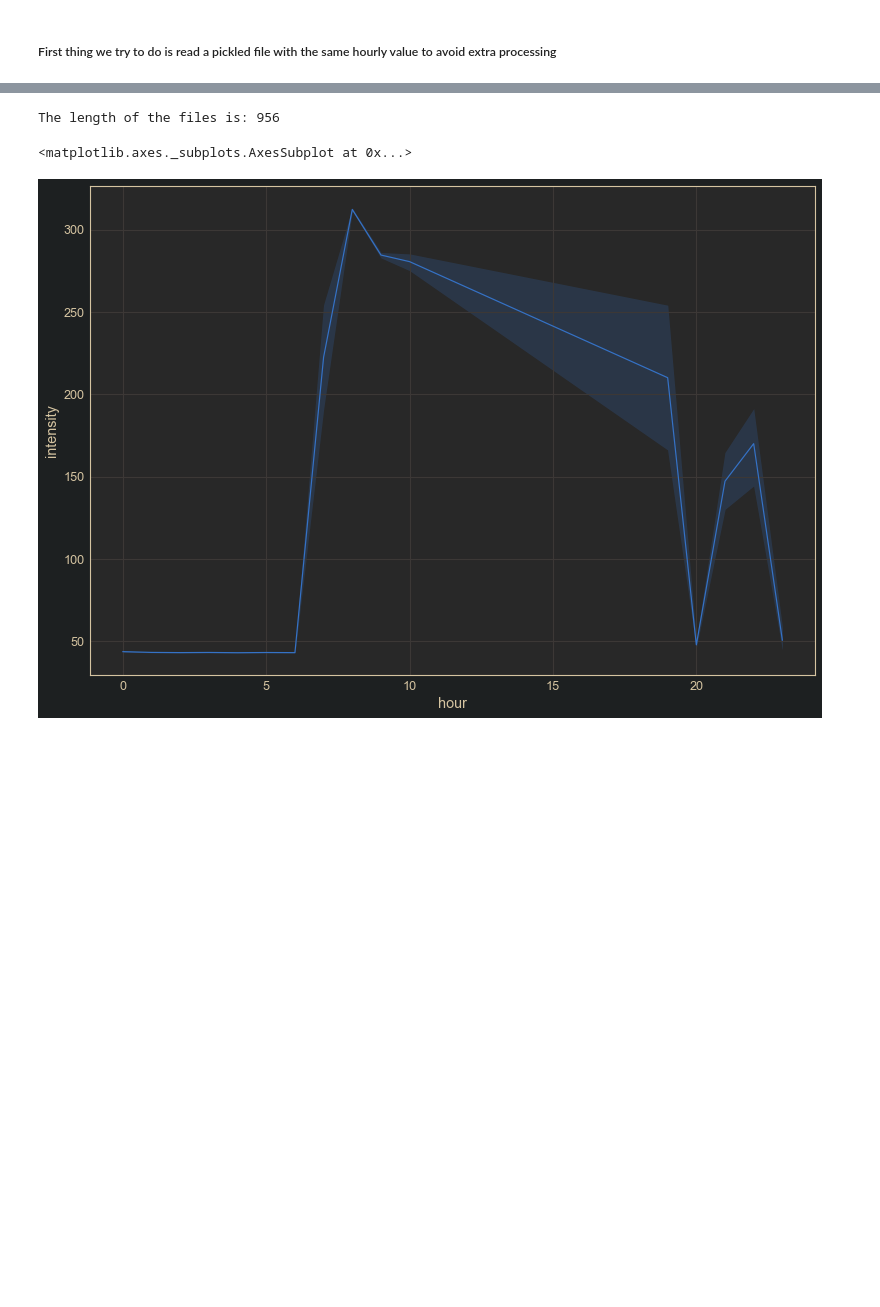
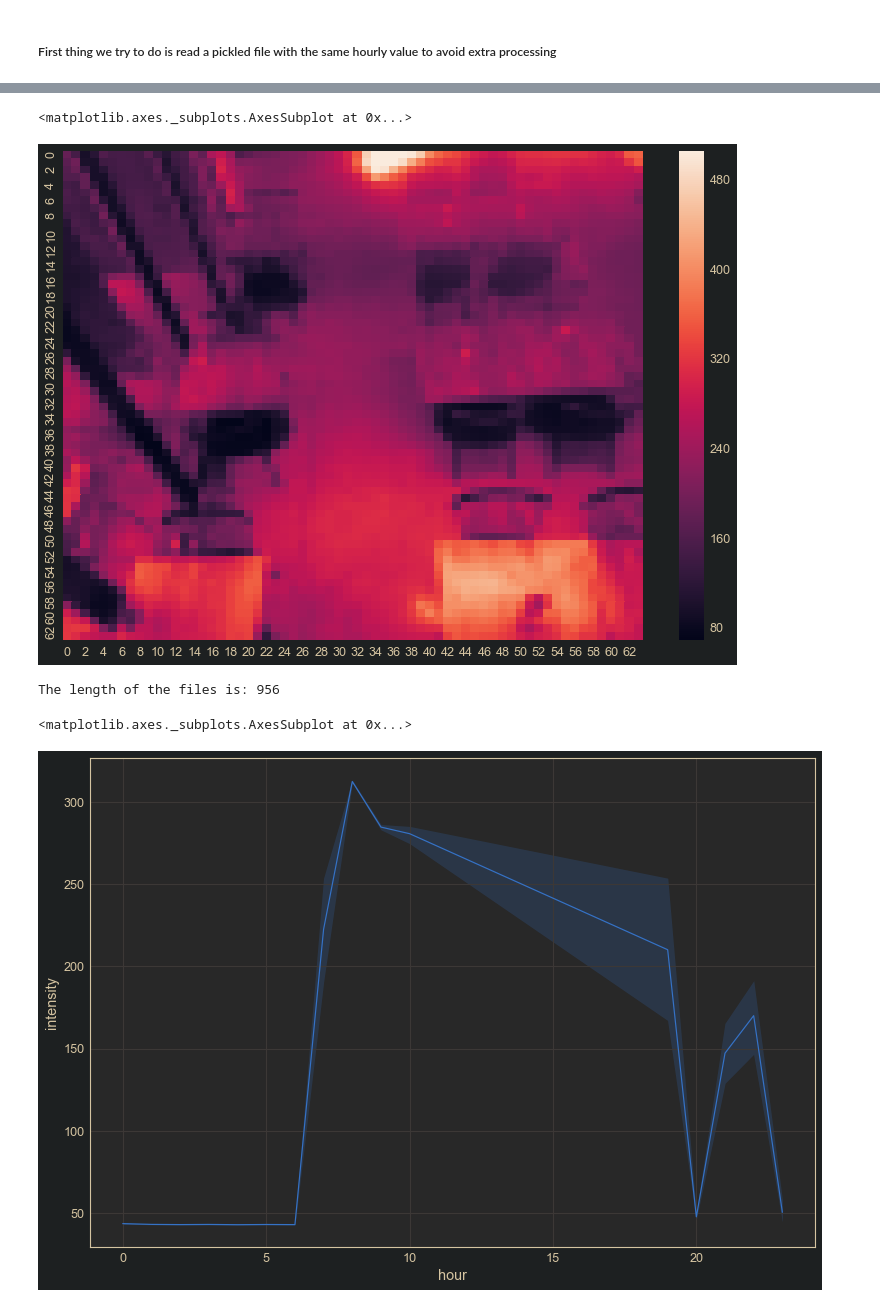
Before and after one commit to trdougherty/Quant_Mo, a Jupyter notebook: quomo_notebook.ipynb, the cells around one changed output, grey strips where cells are left out. Cells and saved outputs as stored; diff of their text form; code cells hidden in the pictures; blank space fills up the shorter version.

```diff
--- a/quomo_notebook.ipynb
+++ b/quomo_notebook.ipynb
@@ -32,7 +32,9 @@ jtplot.style()
 # %%
 experiment = '/Users/TRD/Research_Personal/Quant_Mo/data/aw_motion/'
 light_e = '/Users/TRD/Research_Personal/Light-Barometer/data/elles/data/'
+light_h = '/Users/TRD/Research_Personal/Light-Barometer/data/elles/filt/'
 e_name = 'aw_motion'
+l_nam = 'aw_light'
 data = experiment + 'data'
 pickled = experiment + 'pickled'
 photos = experiment + 'photos'
@@ -274,3 +300,8 @@ Max val is: 0.12109375
+# %%
+sns.heatmap(L)
+# %% [output]
+<matplotlib.axes._subplots.AxesSubplot at 0x...>
+[figure, added]
 # %%
 ## This is where I can study the light patterns on the time period
 # %%
```
Also changed, not shown: parts of 8 cells of this notebook, 1 other file.
